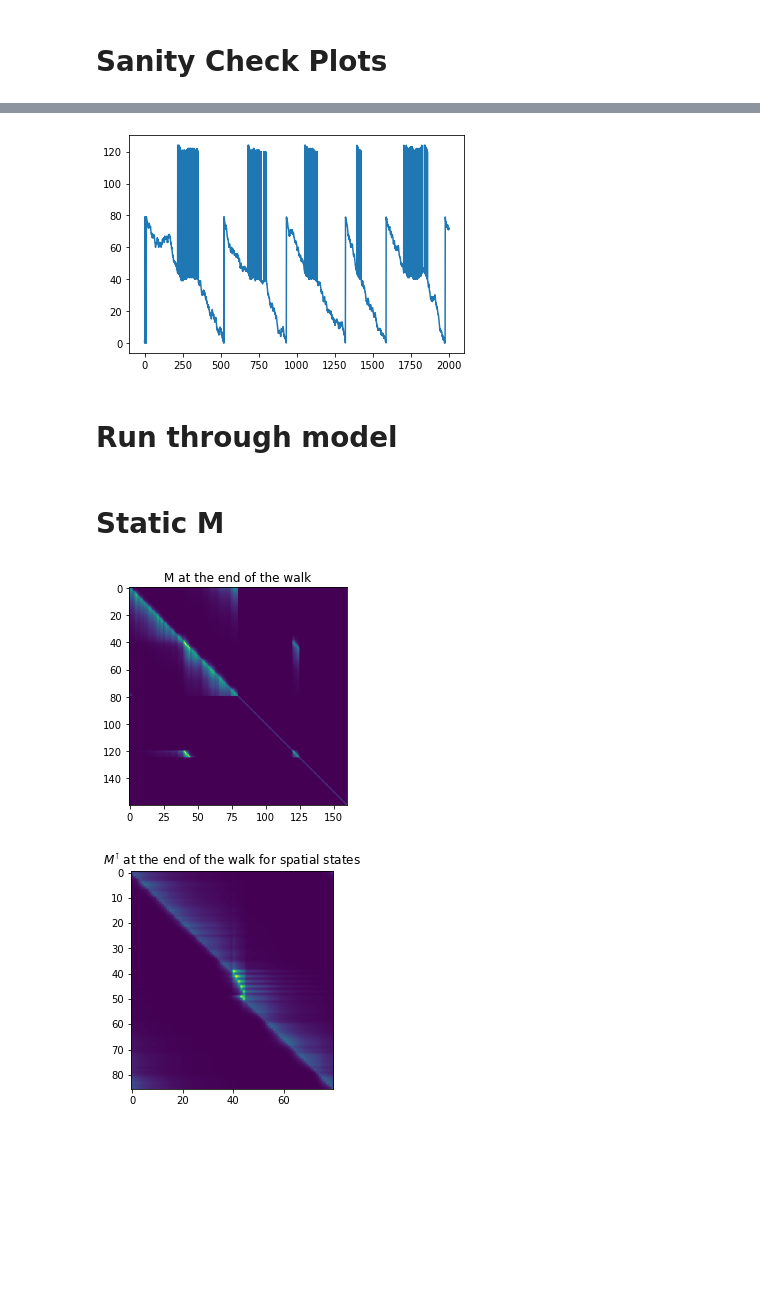
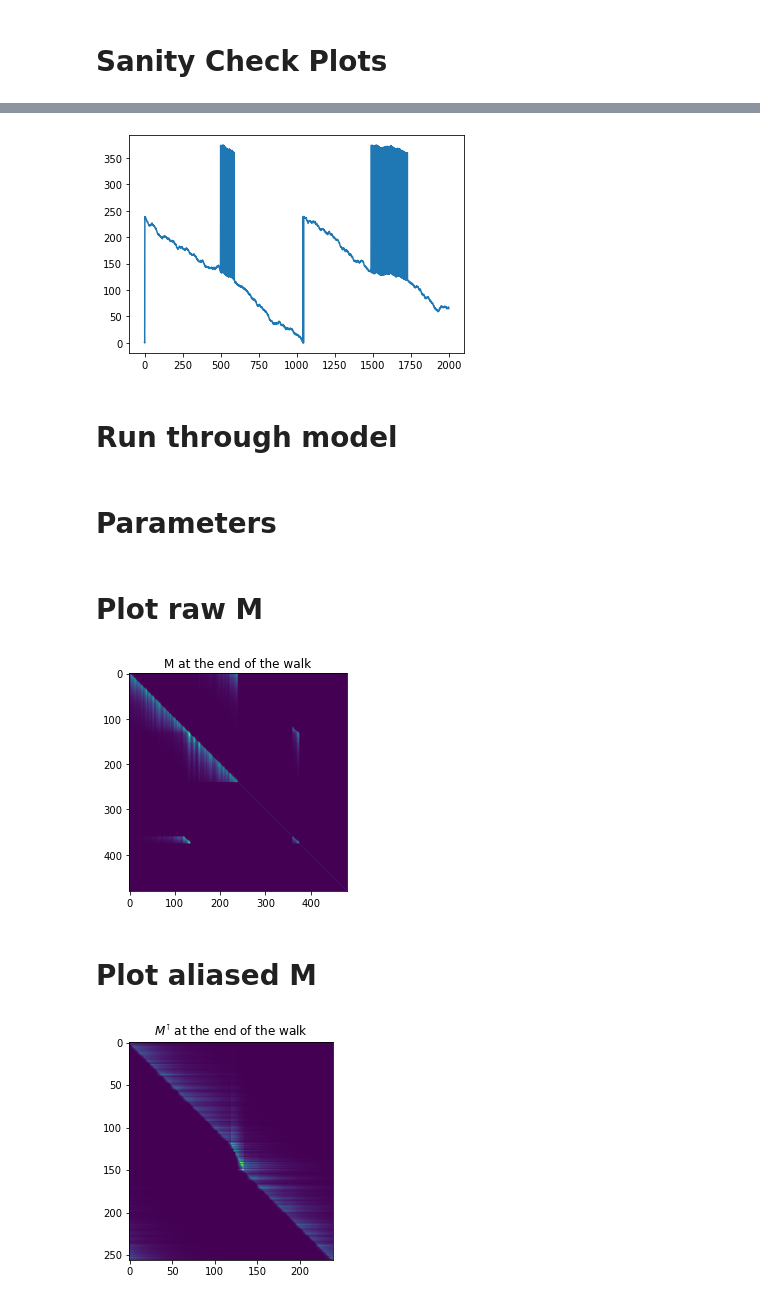
Before and after one commit to chingf/sr-project, a Jupyter notebook: notebooks/7b-feeder-and-cache.ipynb, the cells around one changed output, grey strips where cells are left out. Cells and saved outputs as stored; diff of their text form; code cells hidden in the pictures; blank space fills up the shorter version.

Commit message:
Add data post-processing steps to feeder-and-cache simulation

```diff
--- a/notebooks/7b-feeder-and-cache.ipynb
+++ b/notebooks/7b-feeder-and-cache.ipynb
@@ -22,3 +14,13 @@ dataset = inputs.Sim1DFeederAndCache(
+# %%
+factor = 15
+dataset = inputs.Sim1DFeederAndCache(
+    steps_in_phases=[0,6000,0],
+    left_right_stay_prob=[2,1,1], expansion=1,
+    num_spatial_states=16*factor,
+    visit_length=1,
+    feeder_states = np.arange(8*factor, 9*factor),
+    cache_states=[]
+    )
 # %% [markdown]
 # Sanity Check Plots
 # %%
@@ -38,7 +40,7 @@ plt.figure();
 plt.plot(dataset.expanded_state_inputs[:2000])
 plt.show()
 # %% [output]
-[figure, old version]
+[figure, new version]
 # %% [markdown]
 # Run through model
 # %%
@@ -60,10 +61,12 @@ for step in np.arange(1, dataset.num_steps):
     curr_state = dataset.expanded_state_inputs[step]
     T_counts[prev_state, curr_state] +=1
 # %% [markdown]
-# Static M
+# Parameters
 # %%
-gamma = 0.97
+gamma = 0.99
 plot_feeder_cells = True
+# %% [markdown]
+# Plot raw M
 # %%
 M = get_M(normalize(T_counts), gamma)
 plt.figure()
@@ -71,7 +74,9 @@ plt.imshow(M)
 plt.title('M at the end of the walk')
 plt.show()
 # %% [output]
-[figure, old version]
+[figure, new version]
+# %% [markdown]
+# Plot aliased M
 # %%
 if plot_feeder_cells:
     feeder_states = np.concatenate([
@@ -83,32 +88,32 @@ else:
     feeder_states = dataset.feeder_states
 pre_feeder_state = (dataset.feeder_states[0])*dataset.expansion - 1
 post_feeder_state = (dataset.feeder_states[-1])*dataset.expansion - 1
 
 # Drop unused non-spatial columns
 M = M[:, np.concatenate((
     np.arange(pre_feeder_state),
     feeder_states,
     np.arange(post_feeder_state, dataset.num_spatial_states)
     ))]
 
 # Sum matrix across aliased spatial states
 _aliased_M = M[:dataset.num_spatial_states*dataset.expansion]
 _aliased_M += M[dataset.num_spatial_states*dataset.expansion:]
 
 # Squash expansion if necessary
 if dataset.expansion > 1:
     aliased_M = np.zeros((dataset.num_spatial_states, _aliased_M.shape[1]))
     for i in range(dataset.num_spatial_states):
         for j in range(_aliased_M.shape[1]):
             aliased_M[i,j] = np.mean(
                 _aliased_M[np.arange(i*dataset.expansion, (i+1)*dataset.expansion), j]
                 )
 else:
     aliased_M = _aliased_M
 
 plt.figure()
 plt.imshow(aliased_M.T)
-plt.title('$M^\intercal$ at the end of the walk for spatial states')
+plt.title('$M^\intercal$ at the end of the walk')
 plt.show()
 # %% [output]
-[figure, old version]
+[figure, new version]
```
Also changed, not shown: parts of 16 cells of this notebook.
